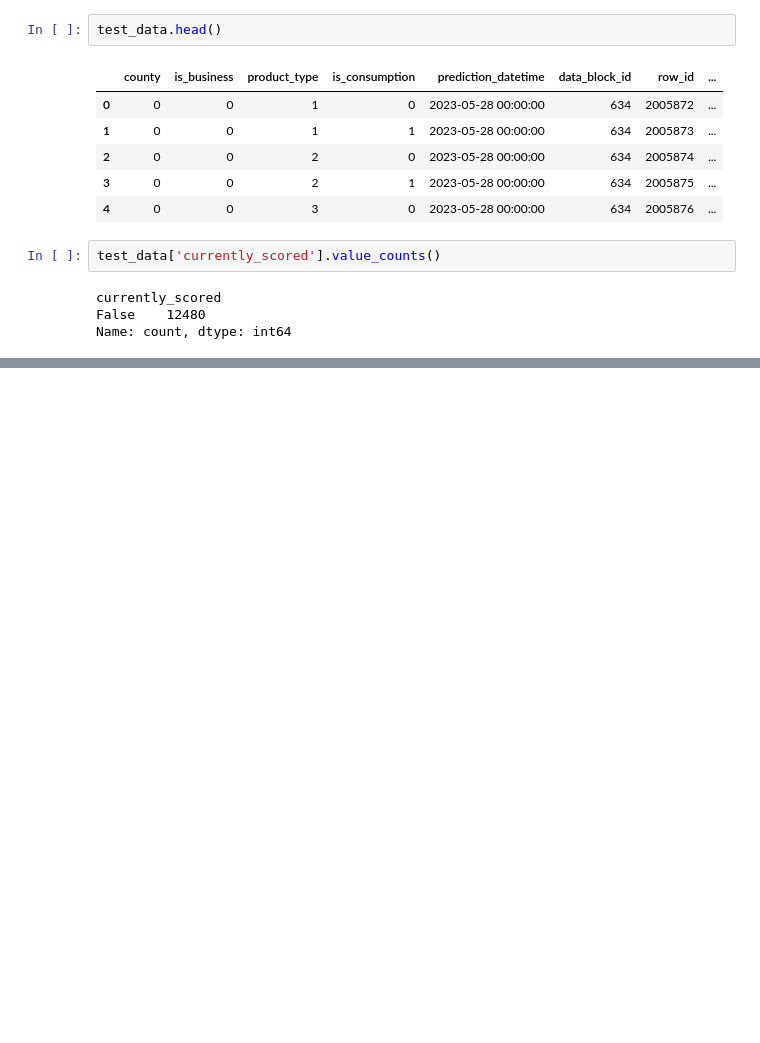
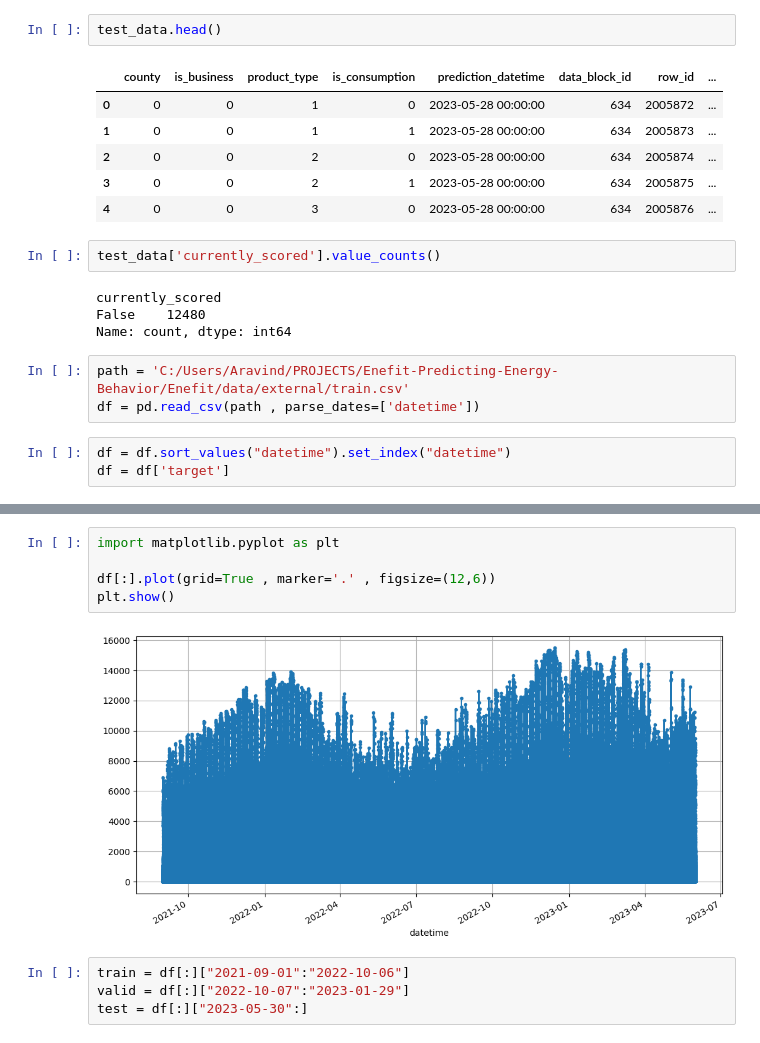
Before and after one commit to avd1729/Enefit-Predicting-Energy-Behavior, a Jupyter notebook: Enefit/notebooks/main.ipynb, the cells around one changed output, grey strips where cells are left out. Saved outputs shown, nothing was run; the diff lists cells and outputs as text; blank space fills up the shorter version.

```diff
--- a/Enefit/notebooks/main.ipynb
+++ b/Enefit/notebooks/main.ipynb
@@ -70,3 +70,9 @@ test_data['currently_scored'].value_counts()
 currently_scored
 False    12480
 Name: count, dtype: int64
+# %%
+path = 'C:/Users/Aravind/PROJECTS/Enefit-Predicting-Energy-Behavior/Enefit/data/external/train.csv'
+df = pd.read_csv(path , parse_dates=['datetime'])
+# %%
+df = df.sort_values("datetime").set_index("datetime")
+df = df['target']
@@ -72,0 +89,11 @@ Name: count, dtype: int64
+# %%
+import matplotlib.pyplot as plt
+
+df[:].plot(grid=True , marker='.' , figsize=(12,6))
+plt.show()
+# %% [output]
+[figure, added]
+# %%
+train = df[:]["2021-09-01":"2022-10-06"]
+valid = df[:]["2022-10-07":"2023-01-29"]
+test = df[:]["2023-05-30":]
```
Also changed, not shown: parts of 5 cells of this notebook.
